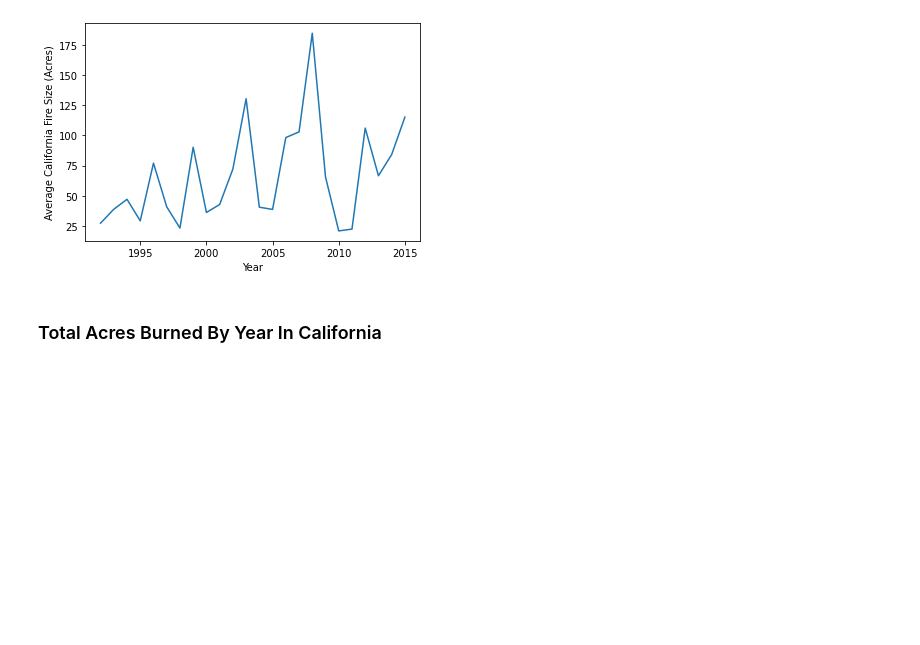
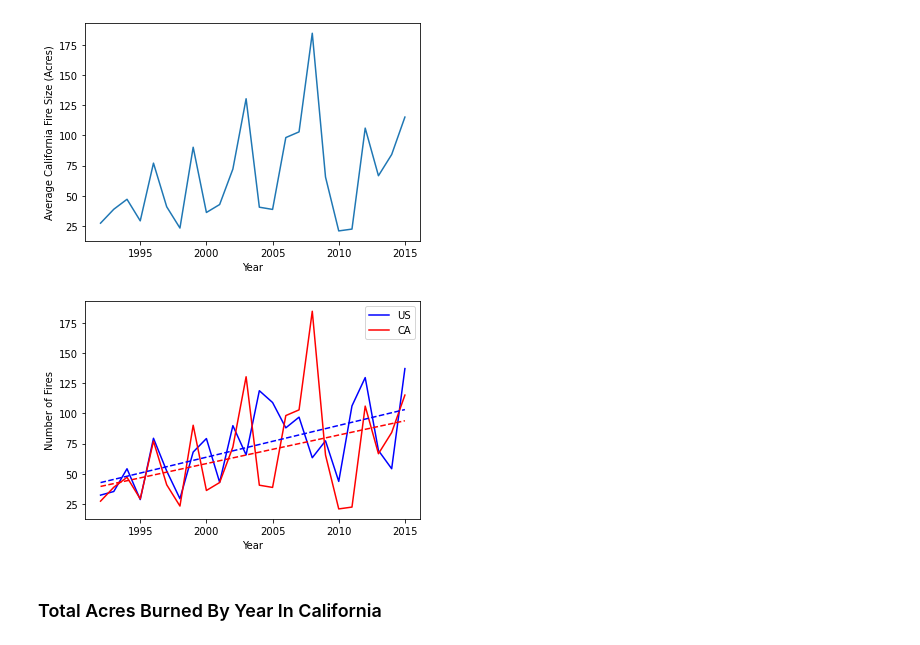
Before and after one commit to Jagjeet/fire-analysis-project, a Jupyter notebook: FireAnalysis.ipynb, the cells around one changed output. Drawn from its saved outputs; the diff is of its cells as text; code cells hidden in the pictures; blank space fills up the shorter version.

```diff
--- a/FireAnalysis.ipynb
+++ b/FireAnalysis.ipynb
@@ -302,9 +332,9 @@ plt.show()
 ### Average Fire Size By Year In California
 # %%
 fire_size = cal_fire[["FIRE_YEAR", "FIRE_SIZE"]]
-aver_fire_year = fire_size.groupby(["FIRE_YEAR"]).mean()
-aver_fire_year=aver_fire_year.rename(columns = {"FIRE_SIZE": "Average Fire Size (Acres)"})
-aver_fire_year
+cal_aver_fire_year = fire_size.groupby(["FIRE_YEAR"]).mean()
+cal_aver_fire_year=cal_aver_fire_year.rename(columns = {"FIRE_SIZE": "Average Fire Size (Acres)"})
+cal_aver_fire_year
 # %% [output]
 |  | Average Fire Size (Acres) |
 | FIRE_YEAR |  |
@@ -333,6 +363,36 @@ plt.savefig("output/Figure8")
 plt.show()
 # %% [output]
 [figure]
+# %%
+merged = pd.merge(aver_fire_year, cal_aver_fire_year, how='left', on="FIRE_YEAR")
+merged = merged.fillna(0)
+merged = merged.rename(columns = {"Average Fire Size (Acres)_x": "US"})
+merged = merged.rename(columns = {"Average Fire Size (Acres)_y": "CA"})
+
+ax5 = merged.plot.line(color={"US": "blue", "CA": "red"})
+
+Y1 = merged["US"]
+Y2 = merged["CA"]
+X = merged.index
+
+(slope, intercept, rvalue, pvalue, stderr) = linregress(X,Y1)
+regress_values = X * slope + intercept
+line = "y = " + str(round(slope,2)) + "x + " + str(round(intercept,2))
+plt.plot(X,regress_values,'--b')
+
+(slope, intercept, rvalue, pvalue, stderr) = linregress(X,Y2)
+regress_values = X * slope + intercept
+line = "y = " + str(round(slope,2)) + "x + " + str(round(intercept,2))
+plt.plot(X,regress_values,"--r")
+
+plt.xlabel('Year')
+plt.ylabel('Number of Fires')
+
+
+
+plt.savefig("output/Figure13")
+# %% [output]
+[figure, added]
 # %% [markdown]
 ### Total Acres Burned By Year In California
 # %%
```
Also changed, not shown: parts of 15 cells of this notebook.
